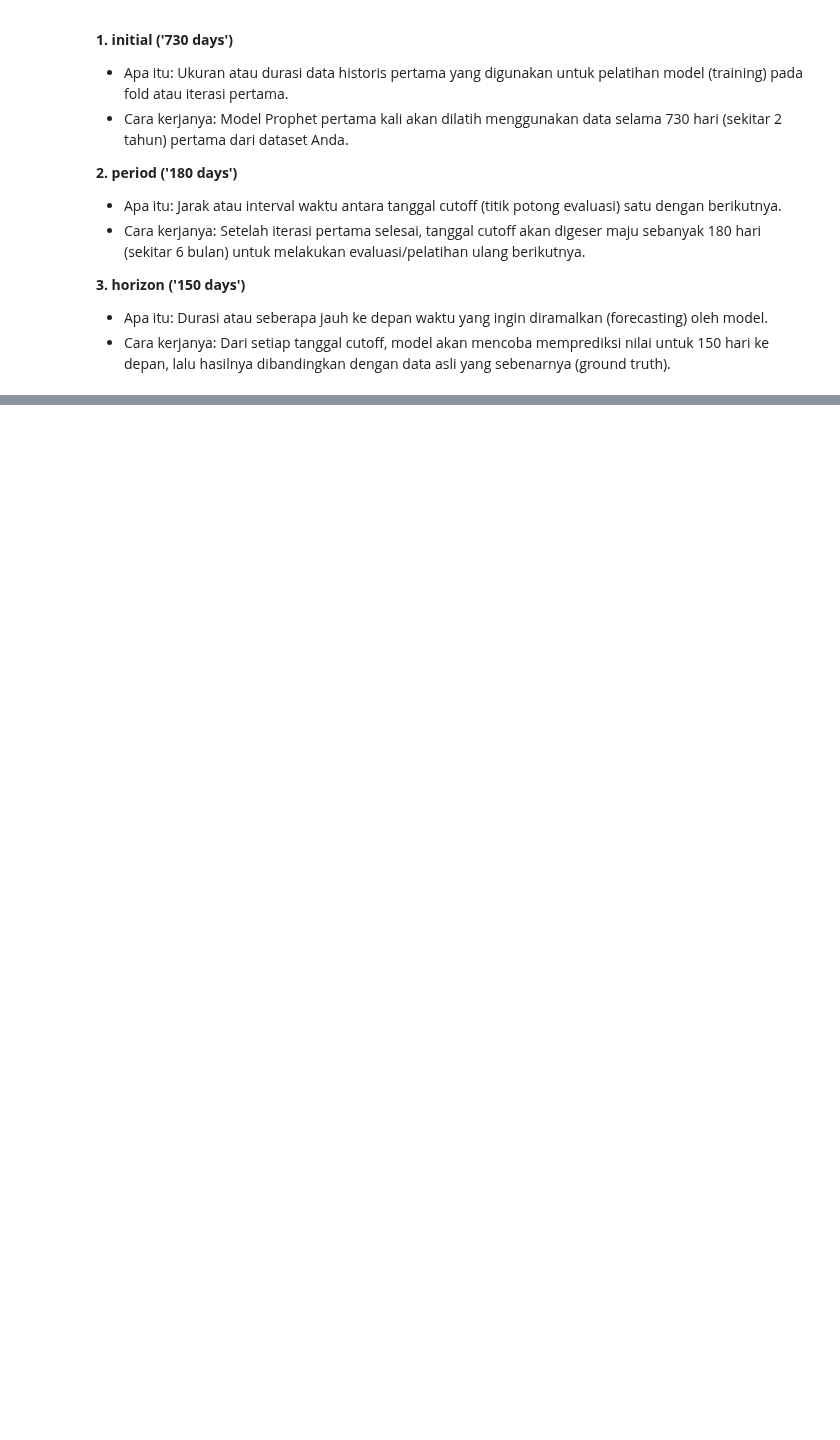
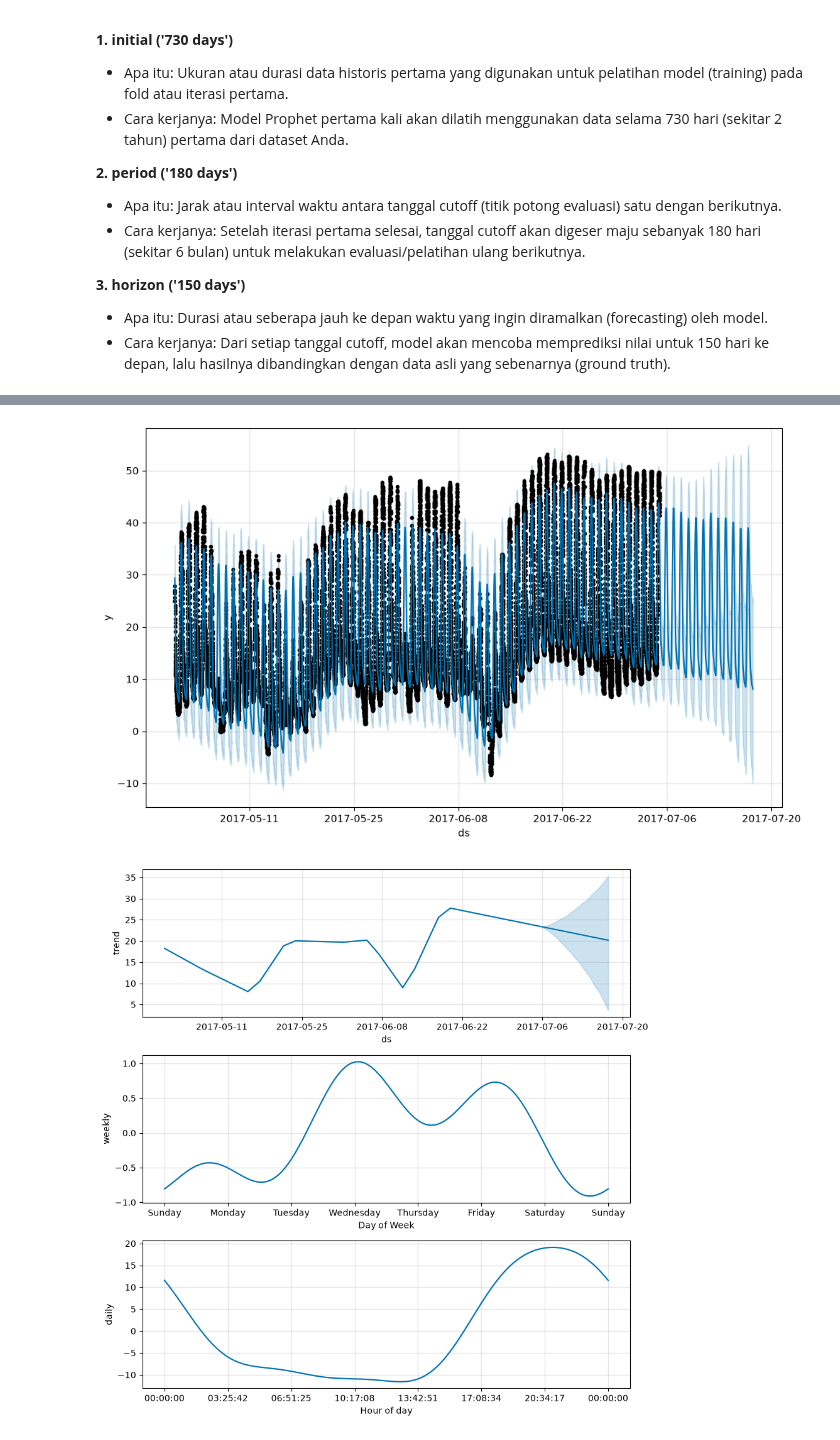
Before and after one commit to ronnifadhlillah/Notes, a Jupyter notebook: Prediction/prophet.ipynb, the cells around one changed output, grey strips where cells are left out. Cells and saved outputs as stored; diff of their text form; code cells hidden in the pictures; blank space fills up the shorter version.

Commit message:
Prediction Scripts Migrate #3

```diff
--- a/Prediction/prophet.ipynb
+++ b/Prediction/prophet.ipynb
@@ -162,0 +166,13 @@ df_cv.head()
+# %%
+import pandas as pd
+import openpyxl
+from prophet import Prophet
+from prophet.plot import plot_plotly,plot_components_plotly
+
+df=pd.read_csv('https://raw.githubusercontent.com/facebook/prophet/main/examples/example_yosemite_temps.csv')
+m=Prophet(changepoint_prior_scale=0.01).fit(df)
+future=m.make_future_dataframe(periods=300, freq='h')
+fcst=m.predict(future)
+fig=m.plot(fcst)
+fig=m.plot_components(fcst)
+# %% [output]
@@ -162,0 +181,2 @@ df_cv.head()
+[figure, added]
+[figure, added]
```
Also changed, not shown: parts of 4 cells of this notebook, 2 other files.
